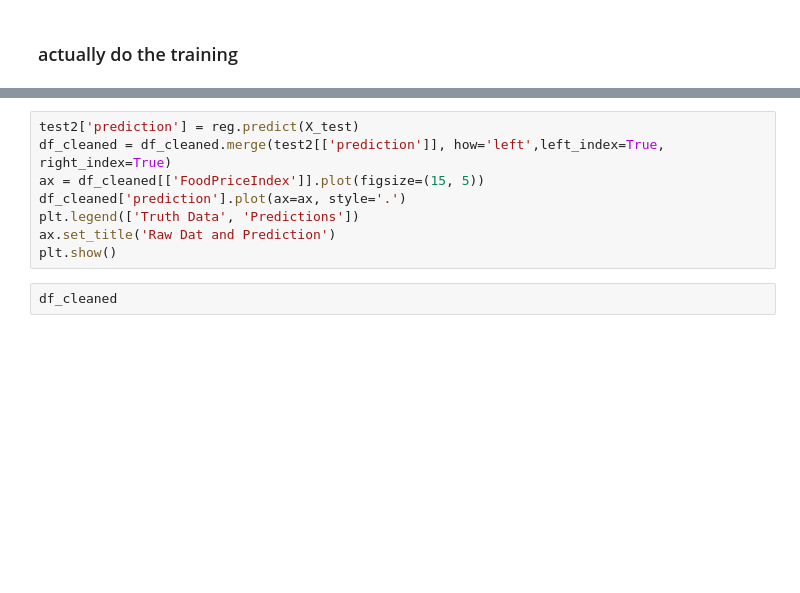
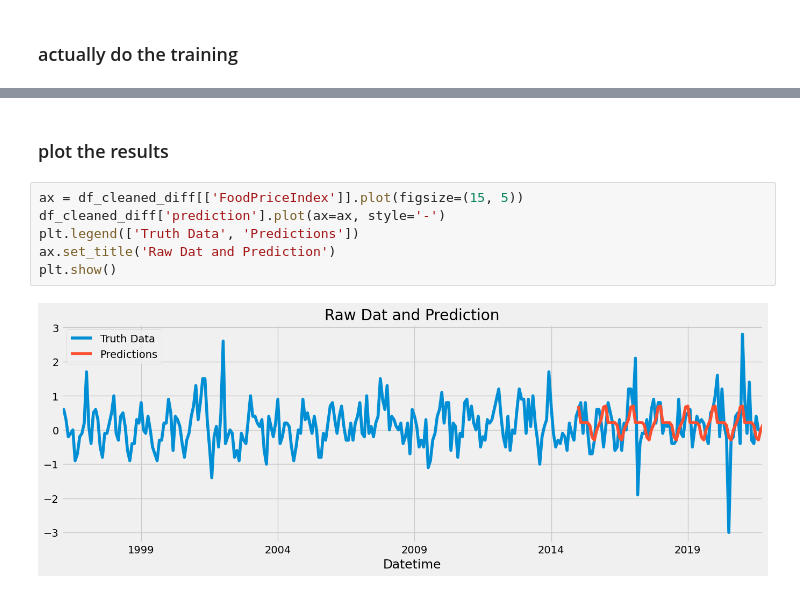
Before and after one commit to TechLabs-Ruhr/Food-price-forecast, a Jupyter notebook: ModelsAndDatasets/DataAnalysisXGB_RegressorModel_Diff.ipynb, the cells around one changed output, grey strips where cells are left out. Saved outputs shown, nothing was run; the diff lists cells and outputs as text; blank space fills up the shorter version.

```diff
--- a/ModelsAndDatasets/DataAnalysisXGB_RegressorModel_Diff.ipynb
+++ b/ModelsAndDatasets/DataAnalysisXGB_RegressorModel_Diff.ipynb
@@ -116,10 +186,10 @@ reg.predict(X_train)
+# %% [markdown]
+### plot the results
 # %%
-test2['prediction'] = reg.predict(X_test)
-df_cleaned = df_cleaned.merge(test2[['prediction']], how='left',left_index=True, right_index=True)
-ax = df_cleaned[['FoodPriceIndex']].plot(figsize=(15, 5))
-df_cleaned['prediction'].plot(ax=ax, style='.')
+ax = df_cleaned_diff[['FoodPriceIndex']].plot(figsize=(15, 5))
+df_cleaned_diff['prediction'].plot(ax=ax, style='-')
 plt.legend(['Truth Data', 'Predictions'])
 ax.set_title('Raw Dat and Prediction')
 plt.show()
+# %% [output]
+[figure, added]
-# %%
-df_cleaned
```
Also changed, not shown: parts of 20 cells of this notebook.
